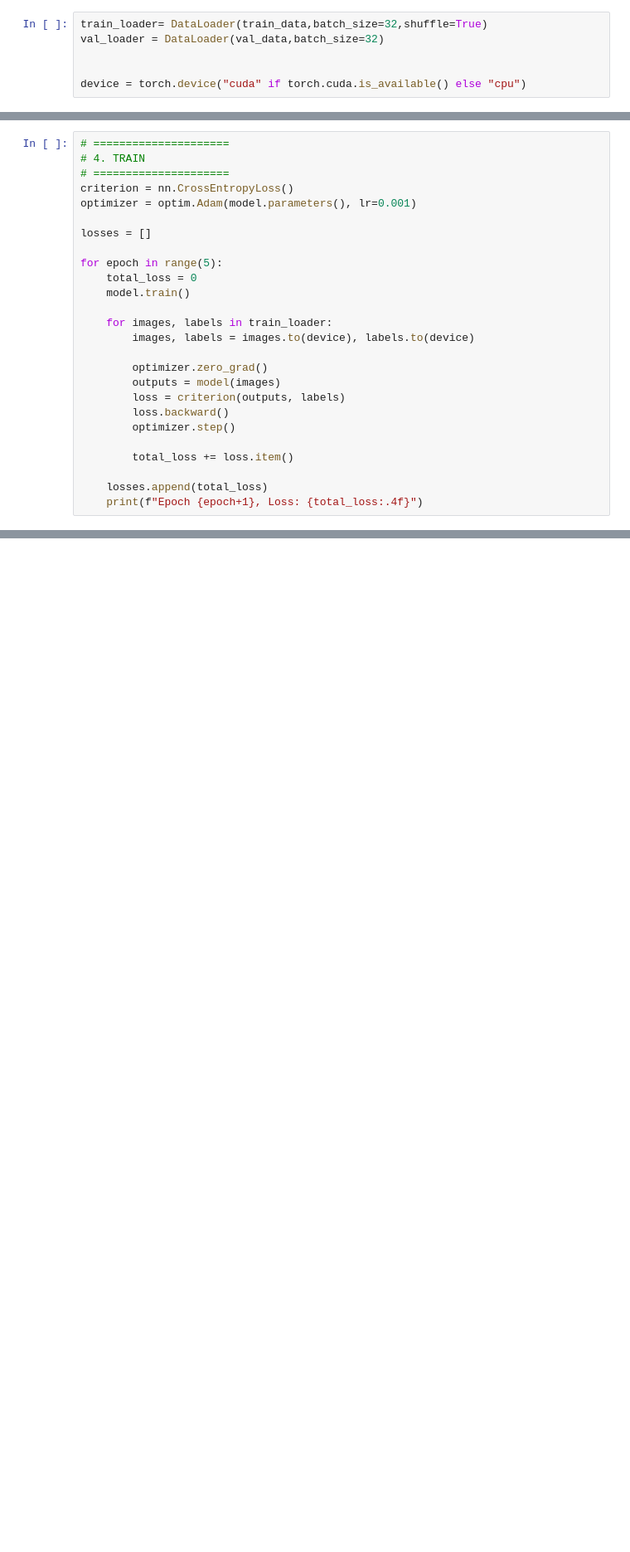
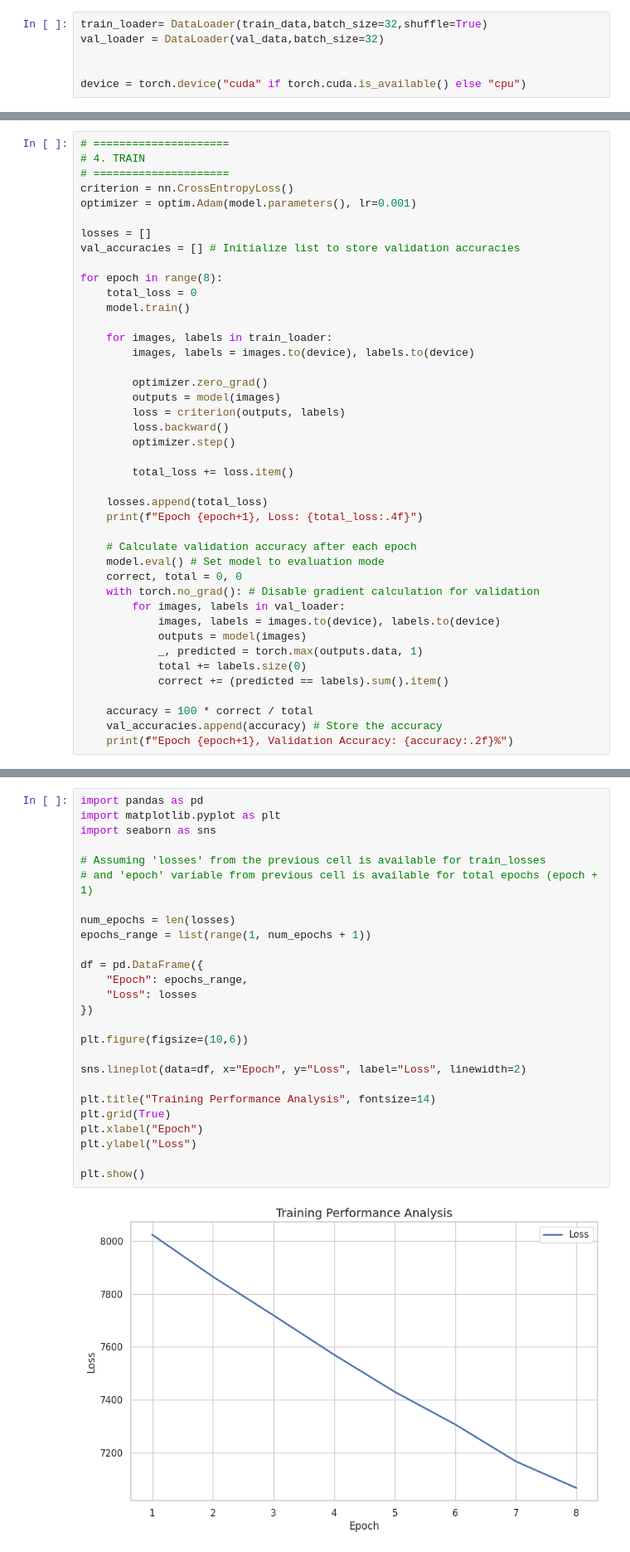
Before and after one commit to tensorbytes0202/Deep-learning, a Jupyter notebook: Custom_cnn.ipynb, the cells around one changed output, grey strips where cells are left out. Shown at 83% size. Drawn from its saved outputs; the diff is of its cells as text; blank space fills up the shorter version.

```diff
--- a/Custom_cnn.ipynb
+++ b/Custom_cnn.ipynb
@@ -90,8 +90,9 @@ criterion = nn.CrossEntropyLoss()
 optimizer = optim.Adam(model.parameters(), lr=0.001)
 
 losses = []
+val_accuracies = [] # Initialize list to store validation accuracies
 
-for epoch in range(5):
+for epoch in range(8):
     total_loss = 0
     model.train()
 
@@ -108,4 +109,19 @@ for epoch in range(5):
 
     losses.append(total_loss)
     print(f"Epoch {epoch+1}, Loss: {total_loss:.4f}")
+
+    # Calculate validation accuracy after each epoch
+    model.eval() # Set model to evaluation mode
+    correct, total = 0, 0
+    with torch.no_grad(): # Disable gradient calculation for validation
+        for images, labels in val_loader:
+            images, labels = images.to(device), labels.to(device)
+            outputs = model(images)
+            _, predicted = torch.max(outputs.data, 1)
+            total += labels.size(0)
+            correct += (predicted == labels).sum().item()
+
+    accuracy = 100 * correct / total
+    val_accuracies.append(accuracy) # Store the accuracy
+    print(f"Epoch {epoch+1}, Validation Accuracy: {accuracy:.2f}%")
 # %% [output]
@@ -125,0 +144,28 @@ plt.show()
+# %%
+import pandas as pd
+import matplotlib.pyplot as plt
+import seaborn as sns
+
+# Assuming 'losses' from the previous cell is available for train_losses
+# and 'epoch' variable from previous cell is available for total epochs (epoch + 1)
+
+num_epochs = len(losses)
+epochs_range = list(range(1, num_epochs + 1))
+
+df = pd.DataFrame({
+    "Epoch": epochs_range,
+    "Loss": losses
+})
+
+plt.figure(figsize=(10,6))
+
+sns.lineplot(data=df, x="Epoch", y="Loss", label="Loss", linewidth=2)
+
+plt.title("Training Performance Analysis", fontsize=14)
+plt.grid(True)
+plt.xlabel("Epoch")
+plt.ylabel("Loss")
+
+plt.show()
+# %% [output]
+[figure, added]
```
Also changed, not shown: parts of 5 cells of this notebook.
